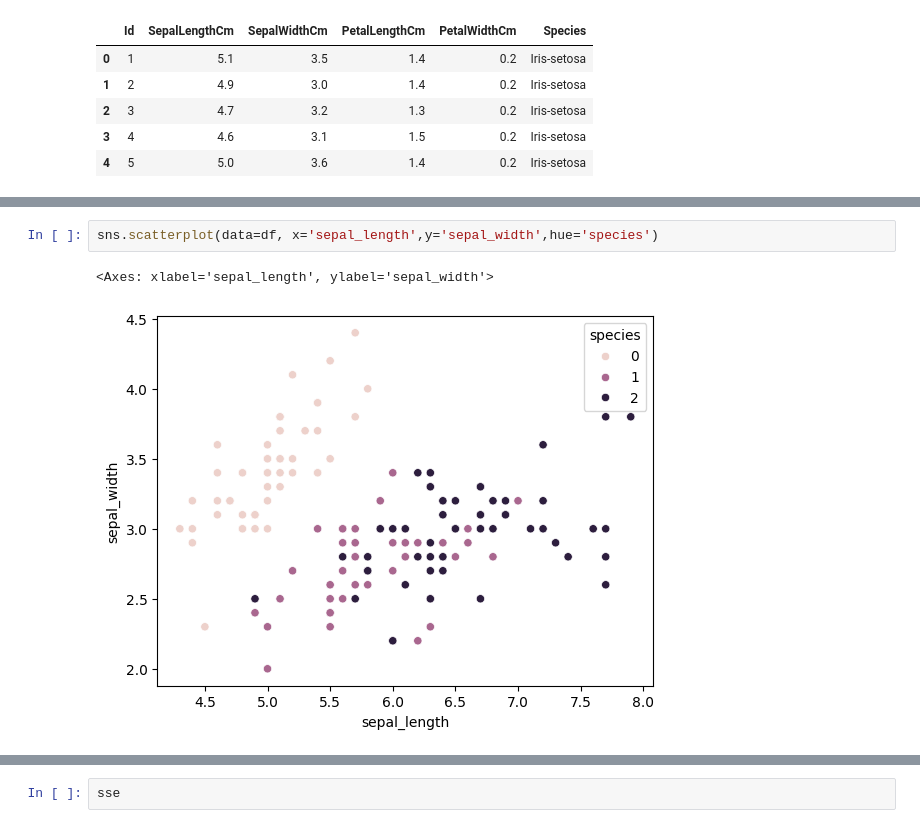
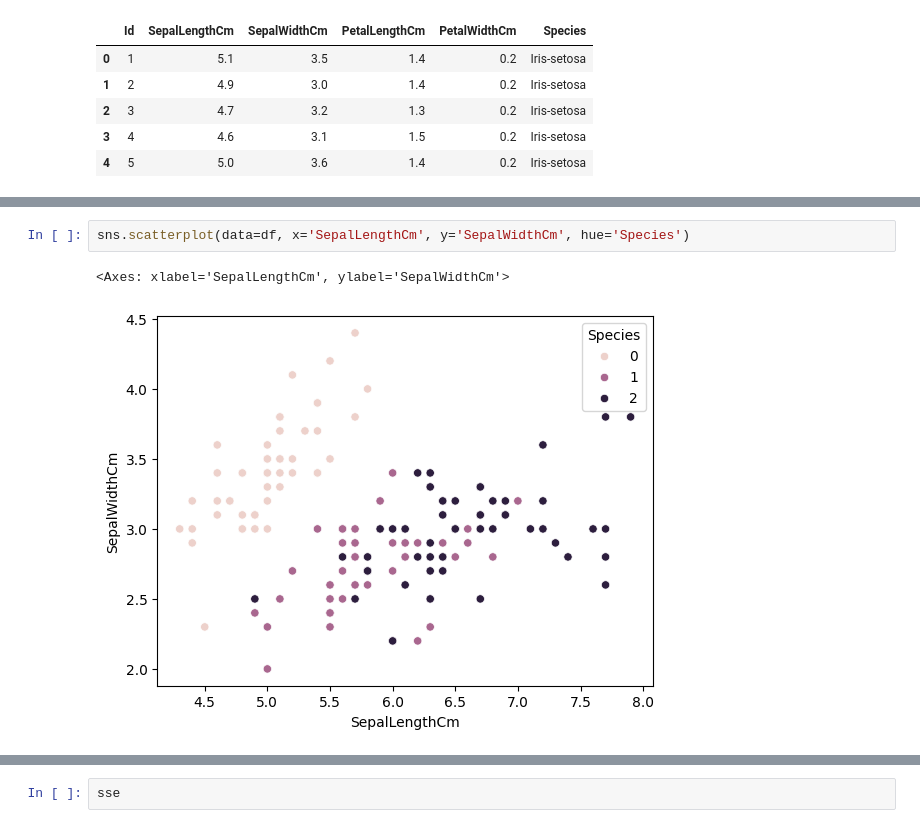
Before and after one commit to bindusri15/codsoft, a Jupyter notebook: Task_3.ipynb, the cells around one changed output, grey strips where cells are left out. Saved outputs shown, nothing was run; the diff lists cells and outputs as text.

```diff
--- a/Task_3.ipynb
+++ b/Task_3.ipynb
@@ -77,6 +87,6 @@ plt.show()
 # %%
-sns.scatterplot(data=df, x='sepal_length',y='sepal_width',hue='species')
+sns.scatterplot(data=df, x='SepalLengthCm', y='SepalWidthCm', hue='Species')
 # %% [output]
-<Axes: xlabel='sepal_length', ylabel='sepal_width'>
+<Axes: xlabel='SepalLengthCm', ylabel='SepalWidthCm'>
-[figure, old version]
+[figure, new version]
 # %%
```
Also changed, not shown: parts of 14 cells of this notebook.
